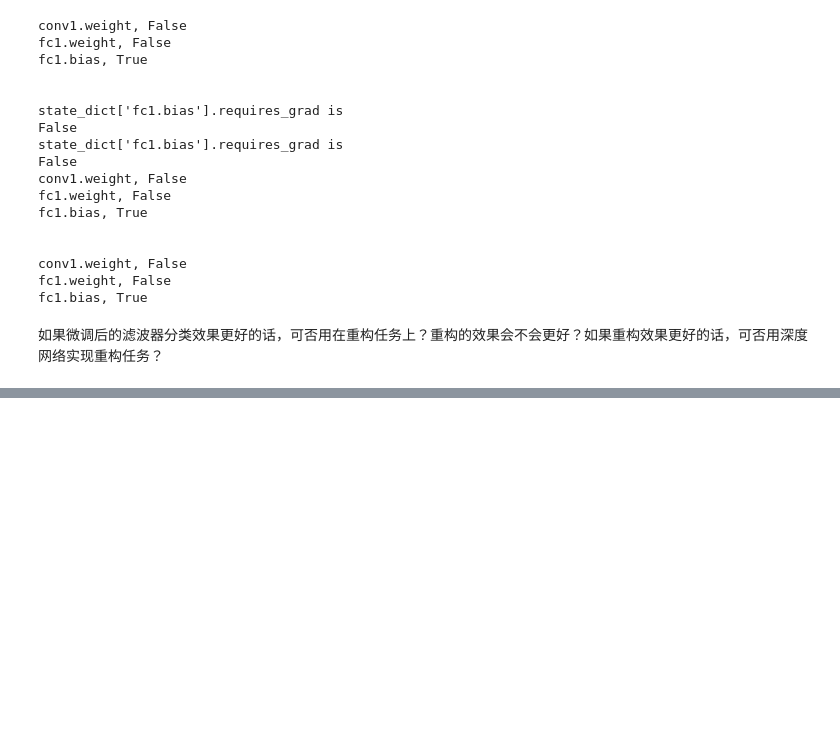
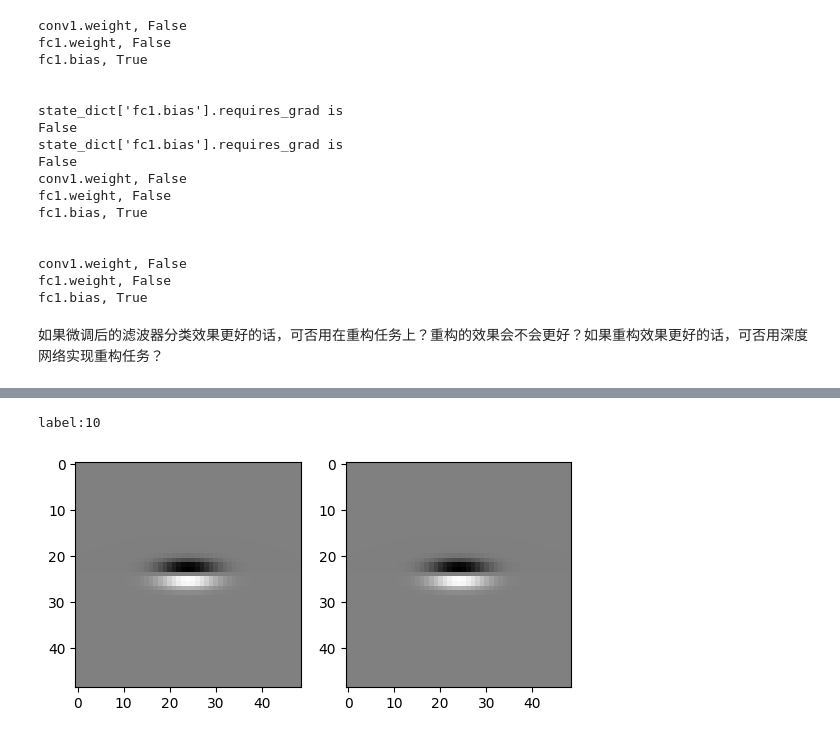
Before and after one commit to DIY-Z/TextonTask, a Jupyter notebook: TextonsTask.ipynb, the cells around one changed output, grey strips where cells are left out. Saved outputs shown, nothing was run; the diff lists cells and outputs as text; code cells hidden in the pictures; blank space fills up the shorter version.

```diff
--- a/TextonsTask.ipynb
+++ b/TextonsTask.ipynb
@@ -491,3 +509,31 @@ fc1.weight, False
 fc1.bias, True
 # %% [markdown]
 如果微调后的滤波器分类效果更好的话，可否用在重构任务上？重构的效果会不会更好？如果重构效果更好的话，可否用深度网络实现重构任务？
+# %%
+## 设计一个含两层卷积层的CNN网络
+import numpy as np
+import torch
+from torch import nn
+
+class TextonNet(nn.Module):
+    def __init__(self):
+        super(TextonNet, self).__init__()
+        self.conv1 = nn.Conv2d(in_channels=1, out_channels=48, kernel_size=49, padding=24, bias=False)
+        self.conv2 = nn.Conv2d(in_channels=48, out_channels=13, kernel_size=1)
+        self.gap = nn.AdaptiveAvgPool2d((1,1))
+    def forward(self, x):
+        out = self.conv1(x)
+        out = self.conv2(out)
+        out = self.gap(out)
+        out = out.view(out.size(0), out.size(1))
+        return nn.functional.softmax(out, dim=-1)
+model = TextonNet()
+# %%
+## 对第一层卷积层加载LM filter bank
+filters = makeLMfilters()
+print(model.conv1.weight.shape) # torch.Size([48, 1, 49, 49])
+print(filters.shape)  #shape:(49, 49, 48)
+
+with torch.no_grad():
+    for i in range(filters.shape[2]):
+        model.conv1.weight[i][0] = torch.tensor(filters[:,:,i])
@@ -493,0 +668,26 @@ fc1.bias, True
+# %%
+# 测试
+test_img = transform(cv2.imread('./textures_2014/1.4.01.tiff', -1))
+test_img = test_img.unsqueeze(dim=0)
+
+model2.eval()
+
+with torch.no_grad():
+    output = model2(test_img)
+    test_img_pre = int(torch.argmax(output))
+    print('label:' + str(test_img_pre))
+# %% [output]
+label:10
+# %%
+##对比微调前后的第一个卷积层上的滤波器
+
+filter1 = model.conv1.weight[0][0].detach().numpy()
+filter2 = model2.conv1.weight[0][0].detach().numpy()
+
+plt.subplot(121)
+plt.imshow(filter1, cmap='gray')
+plt.subplot(122)
+plt.imshow(filter2, cmap='gray')
+plt.show()
+# %% [output]
+[figure, added]
```
Also changed, not shown: parts of 5 cells of this notebook, 1 other file.
